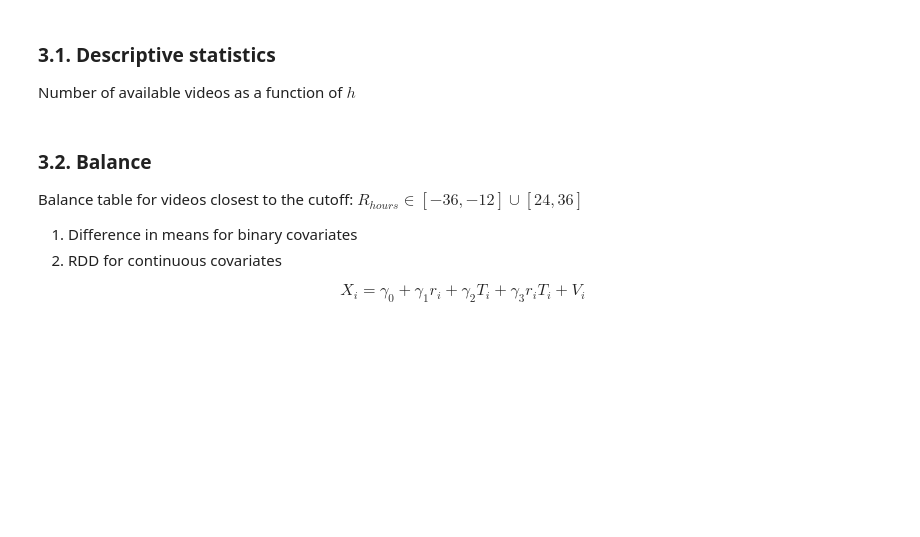
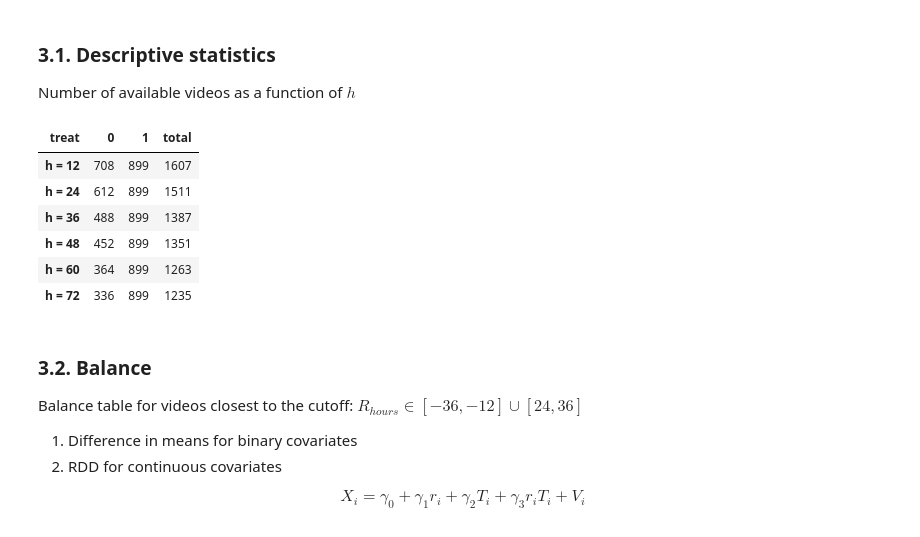
Before and after one commit to ArturoSbr/youtube-dislike-count, a Jupyter notebook: cod/02_analysis/01_analysis.ipynb, the cells around one changed output. Cells and saved outputs as stored; diff of their text form; code cells hidden in the pictures; blank space fills up the shorter version.

Commit message:
Counts and balance tables updated

```diff
--- a/cod/02_analysis/01_analysis.ipynb
+++ b/cod/02_analysis/01_analysis.ipynb
@@ -90,7 +90,7 @@ for h in windows:
 
     # Current mask
     d = {
-        f'h{h}': ((df['publishedAt'] > lim) | (df['publishedAt'] >= '2021-11-11')).values
+        h: ((df['publishedAt'] > lim) | (df['publishedAt'] >= '2021-11-11')).values
     }
 
     # Append masks to empty dict
@@ -217,33 +221,52 @@ df['rTreat'] = df['r'].multiply(df['treat'])
 ## 3. Balance tests
 List of targets
 # %%
-windows = [f'Post{h}' for h in hours]
+postH = [f'Post{h}' for h in windows]
 # %% [markdown]
 ### 3.1. Descriptive statistics
 Number of available videos as a function of $h$
 # %%
-# post{h}CommentsNum
-cols = [f'post{str(h)}CommentsNum' for h in hours]
+# All post{h}CommentsNum
+cols = [f'post{str(h)}CommentsNum' for h in windows]
 
-# Merge to get videoId & post{h}CommentsNum
-t = pd.merge(d1[['videoId','publishedAt']], d2[['videoId'] + cols], on='videoId', how='left')
+# Merge to get videoId & post{h}CommentsNum (full list of videos!)
+t = pd.merge(d1[['videoId','publishedAt']], d3[['videoId'] + cols], on='videoId', how='left')
+
+# publishedAt to Timestamp
+t['publishedAt'] = pd.to_datetime(t['publishedAt'], format='%Y-%m-%dT%H:%M:%SZ')
 
 # Create C&T groups
-t['treat'] = (t['publishedAt'] > '2021-11-10').astype(int)
+t['treat'] = (t['publishedAt'] >= '2021-11-10').astype(int)
 
-# Count available videos per window
-t[cols] = t[cols].notna().astype(int)
+# Count available videos per window (window not overlapping with fuzzy day)
+for h, col in zip(windows, cols):
+    t[col] = (t['publishedAt'] <= pd.Timestamp('2021-11-10') - pd.Timedelta(hours=h)) | (t['publishedAt'] >= '2021-11-11')
 
-# Group by
-t = t.groupby('treat').agg({**{'videoId':'size'}, **dict(zip(cols,['sum']*6))}).transpose()
+# Group by treatment and get total videos and videos(h)
+t = t.groupby('treat').agg(dict(zip(cols, ['sum']*7))).transpose()
+
+# Total number of videos column
+t['total'] = t.sum(axis=1)
 
 # Format
-t.index = ['Total videos'] + ['h = ' + str(i*12) for i in range(1,7)]
+t.index = ['h = ' + str(h) for h in windows]
 t
 
 # To latex
-# print(t.to_latex(caption='Number of available videos for different values of $h$',
-#                  label='tab_dat_nobs'))
+# print(
+#    t.to_latex(
+#         caption='Number of available videos before and after November 10, 2021 for different values of $h$',
+#         label='tab_dat_nobs'
+#     )
+# )
+# %% [output]
+| treat | 0 | 1 | total |
+| h = 12 | 708 | 899 | 1607 |
+| h = 24 | 612 | 899 | 1511 |
+| h = 36 | 488 | 899 | 1387 |
+| h = 48 | 452 | 899 | 1351 |
+| h = 60 | 364 | 899 | 1263 |
+| h = 72 | 336 | 899 | 1235 |
 # %% [markdown]
 ### 3.2. Balance
 
```
Also changed, not shown: parts of 3 cells of this notebook.
